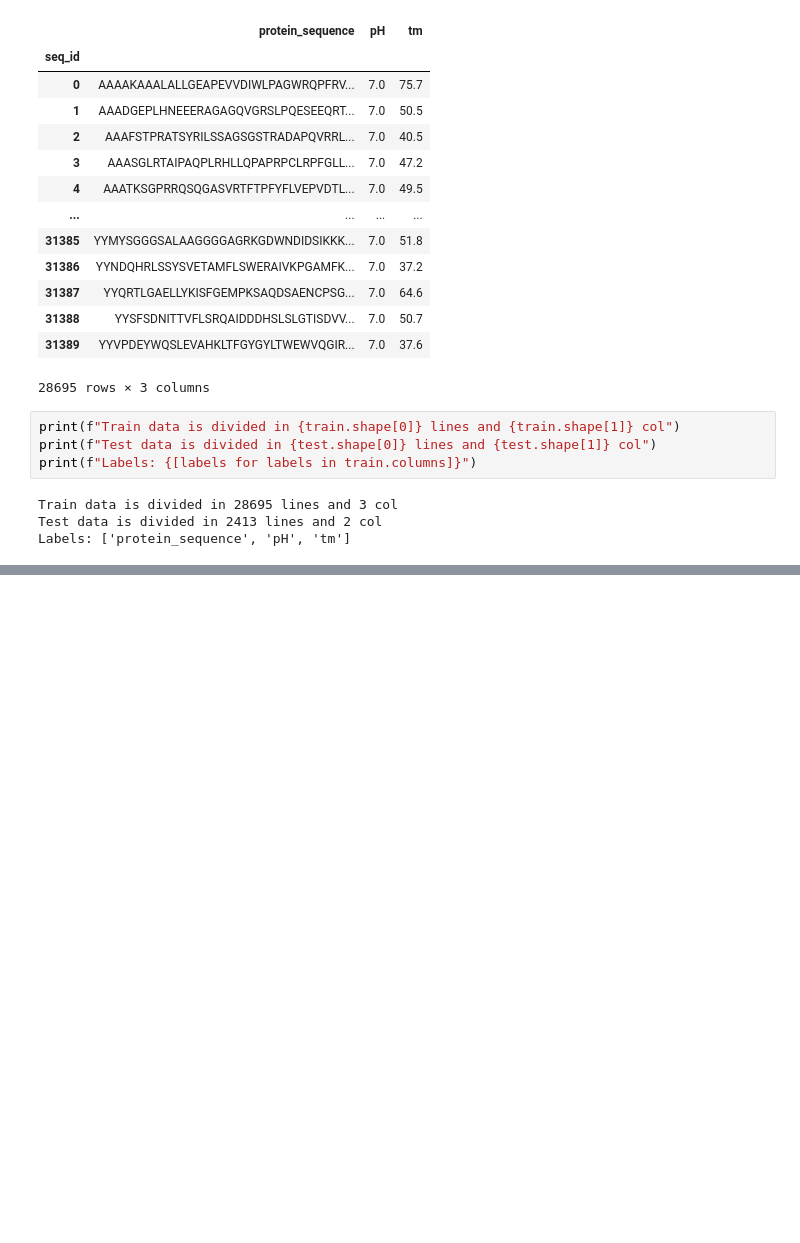
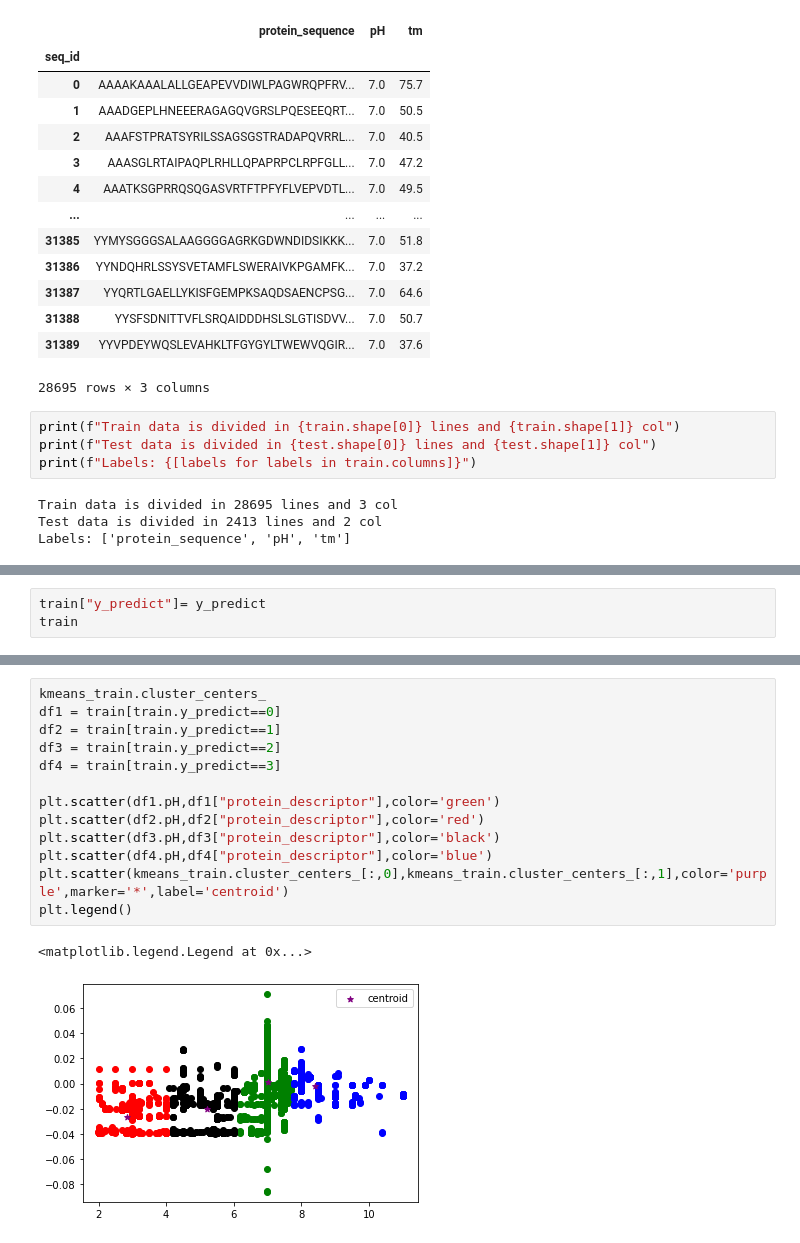
Before and after one commit to alexesperanca/SIB_G4, a Jupyter notebook: Main_Andre.ipynb, the cells around one changed output, grey strips where cells are left out. Cells and saved outputs as stored; diff of their text form; blank space fills up the shorter version.

```diff
--- a/Main_Andre.ipynb
+++ b/Main_Andre.ipynb
@@ -108,0 +214,3 @@ Labels: ['protein_sequence', 'pH', 'tm']
+# %%
+train["y_predict"]= y_predict
+train
@@ -108,0 +232,16 @@ Labels: ['protein_sequence', 'pH', 'tm']
+# %%
+kmeans_train.cluster_centers_
+df1 = train[train.y_predict==0]
+df2 = train[train.y_predict==1]
+df3 = train[train.y_predict==2]
+df4 = train[train.y_predict==3]
+
+plt.scatter(df1.pH,df1["protein_descriptor"],color='green')
+plt.scatter(df2.pH,df2["protein_descriptor"],color='red')
+plt.scatter(df3.pH,df3["protein_descriptor"],color='black')
+plt.scatter(df4.pH,df4["protein_descriptor"],color='blue')
+plt.scatter(kmeans_train.cluster_centers_[:,0],kmeans_train.cluster_centers_[:,1],color='purple',marker='*',label='centroid')
+plt.legend()
+# %% [output]
+<matplotlib.legend.Legend at 0x...>
+[figure, added]
```
Also changed, not shown: parts of 24 cells of this notebook.
